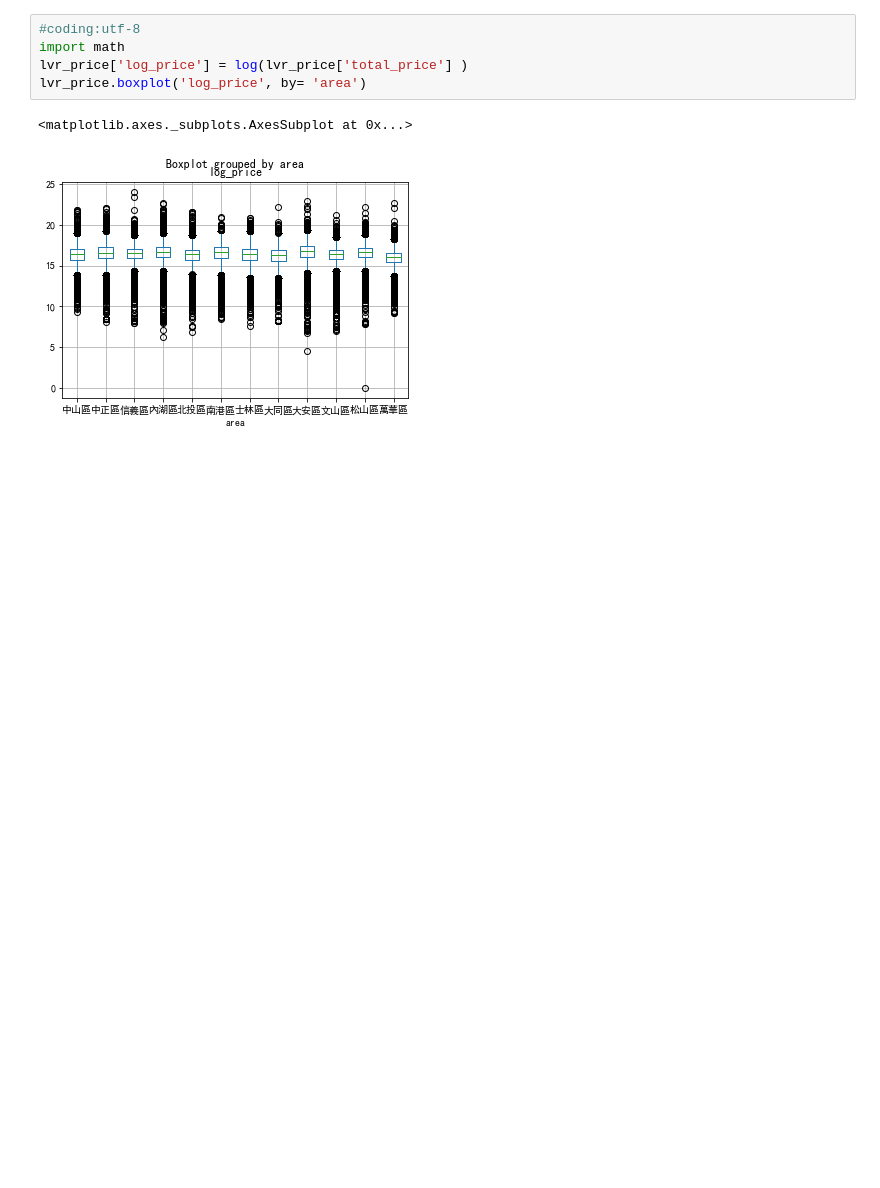
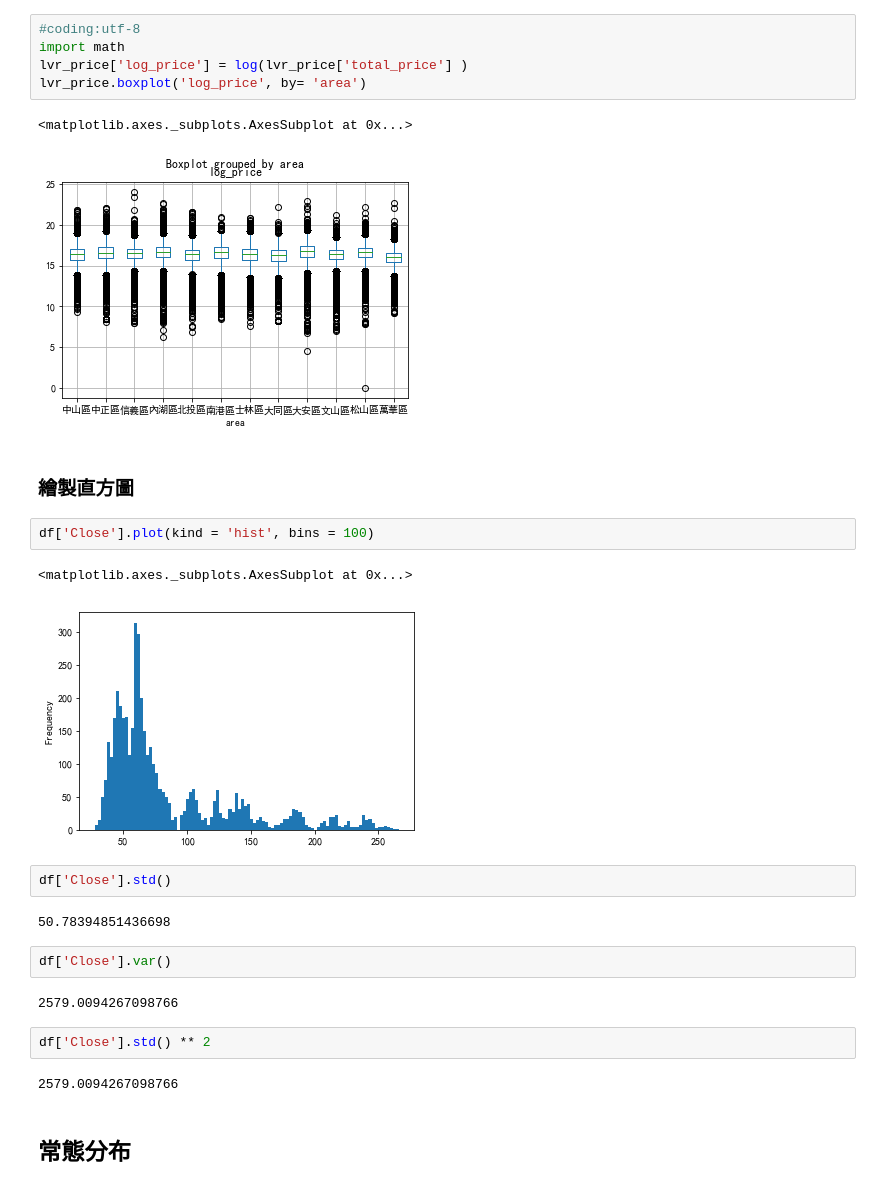
Before and after one commit to ywchiu/tibamepy, a Jupyter notebook: Demo20180428.ipynb, the cells around one changed output. Cells and saved outputs as stored; diff of their text form; blank space fills up the shorter version.

```diff
--- a/Demo20180428.ipynb
+++ b/Demo20180428.ipynb
@@ -308,3 +310,24 @@ lvr_price.boxplot('log_price', by= 'area')
 # %% [output]
 <matplotlib.axes._subplots.AxesSubplot at 0x...>
 [figure]
+# %% [markdown]
+### 繪製直方圖
+# %%
+df['Close'].plot(kind = 'hist', bins = 100)
+# %% [output]
+<matplotlib.axes._subplots.AxesSubplot at 0x...>
+[figure, added]
+# %%
+df['Close'].std()
+# %% [output]
+50.78394851436698
+# %%
+df['Close'].var()
+# %% [output]
+2579.0094267098766
+# %%
+df['Close'].std() ** 2
+# %% [output]
+2579.0094267098766
+# %% [markdown]
+## 常態分布
```
Also changed, not shown: parts of 21 cells of this notebook.
